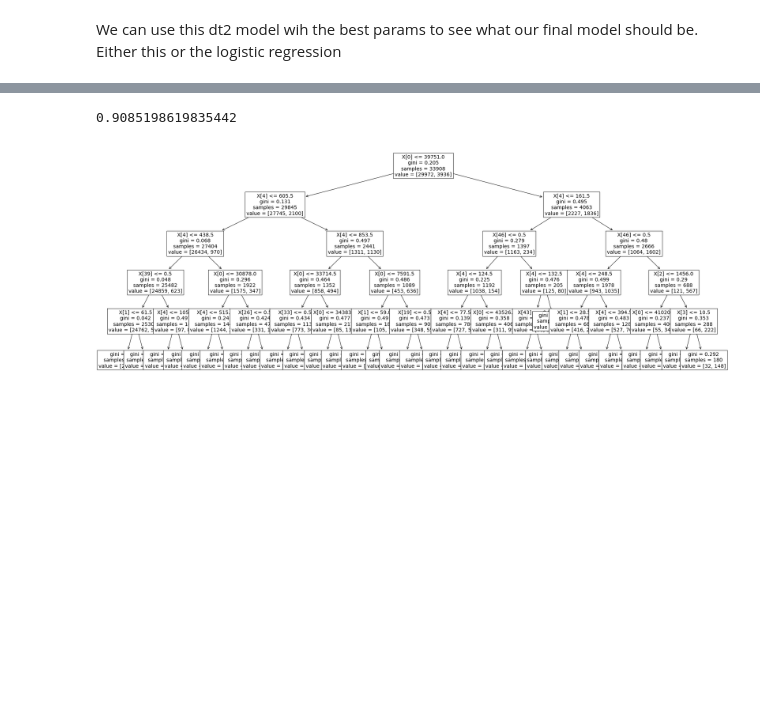
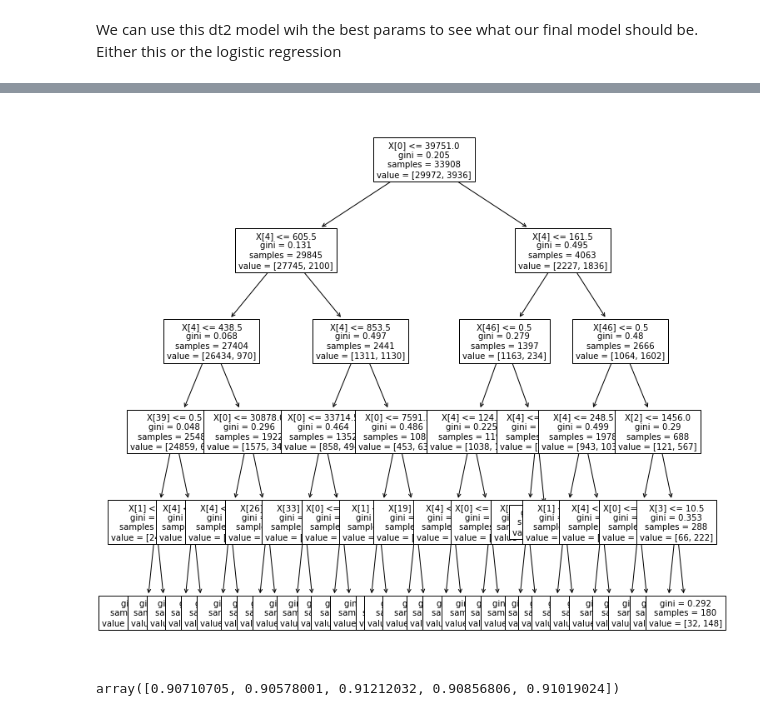
Before and after one commit to Myke-Ajayi/BankMarketingProject, a Jupyter notebook: Notebook/Tony/DT Modeling .ipynb, the cells around one changed output, grey strips where cells are left out. Drawn from its saved outputs; the diff is of its cells as text; code cells hidden in the pictures; blank space fills up the shorter version.

```diff
--- a/Notebook/Tony/DT Modeling .ipynb
+++ b/Notebook/Tony/DT Modeling .ipynb
@@ -43,7 +43,7 @@ y             object
 dtype: object
 # %%
 # convert target to integers
-# bank['y'] = bank['y'].replace(to_replace=['no', 'yes'], value=[0, 1])
+edited_df['y'] = edited_df['y'].replace(to_replace=['no', 'yes'], value=[0, 1])
 # %%
 edited_df.head()
 # %% [output]
@@ -280,7 +317,7 @@ We can use this dt2 model wih the best params to see what our final model should
 # %%
-dt3 = Pipeline(steps=[
+dt_final = Pipeline(steps=[
     ('preprocessor', preprocessor),
     ('classifier', DecisionTreeClassifier(random_state = 42, max_depth = 5,min_samples_split = 100 ))
 ])
 # %%
-dt3_fit = dt3.fit(X_train, y_train)
+dt_final.fit(X_train, y_train)
@@ -289,11 +342,9 @@ y_pred3 = dt3.predict(X_test)
-# %%
-# checking accuracy for dt3
-acc_dt3 = accuracy_score(y_test, y_pred3)
-acc_dt3
-# %% [output]
-0.9085198619835442
 # %%
-f,ax = plt.subplots(figsize=(30,12))
-plot_tree(dt3_fit['classifier'], fontsize = 14);
+f,ax = plt.subplots(figsize=(12,12))
+plot_tree(dt_final['classifier'], fontsize = 10);
 # %% [output]
-[figure, old version]
+[figure, new version]
+# %%
+cross_val_score(dt_final, X_train, y_train)
+# %% [output]
+array([0.90710705, 0.90578001, 0.91212032, 0.90856806, 0.91019024])
```
Also changed, not shown: parts of 28 cells of this notebook, 1 other file.
